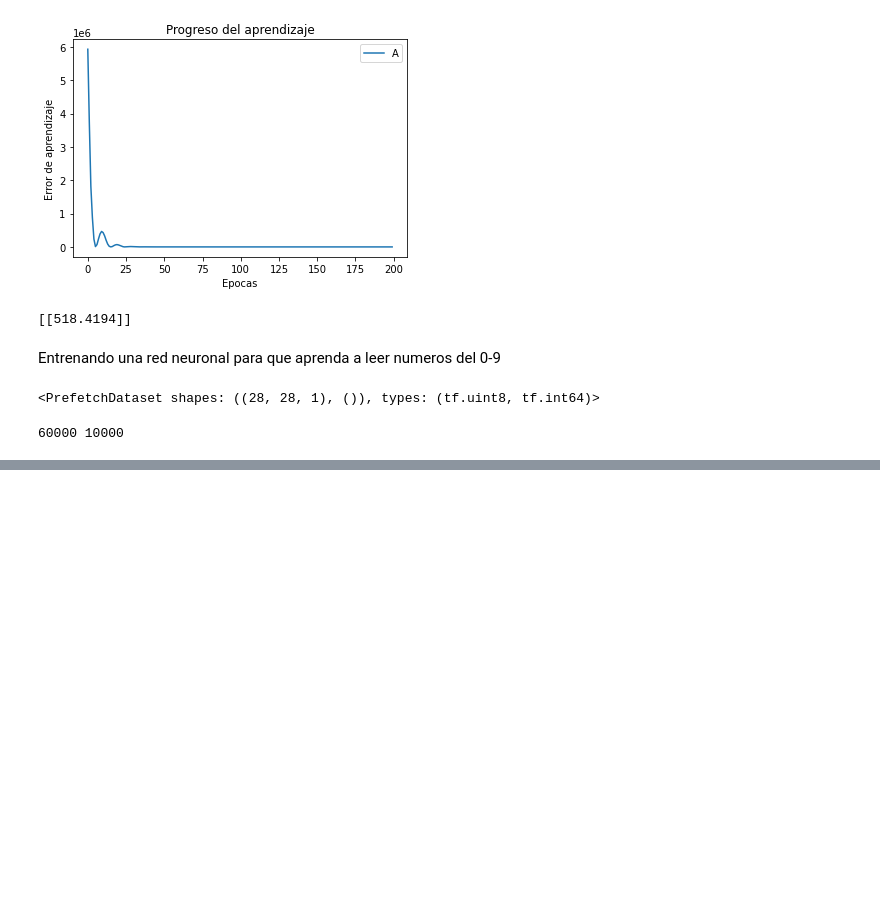
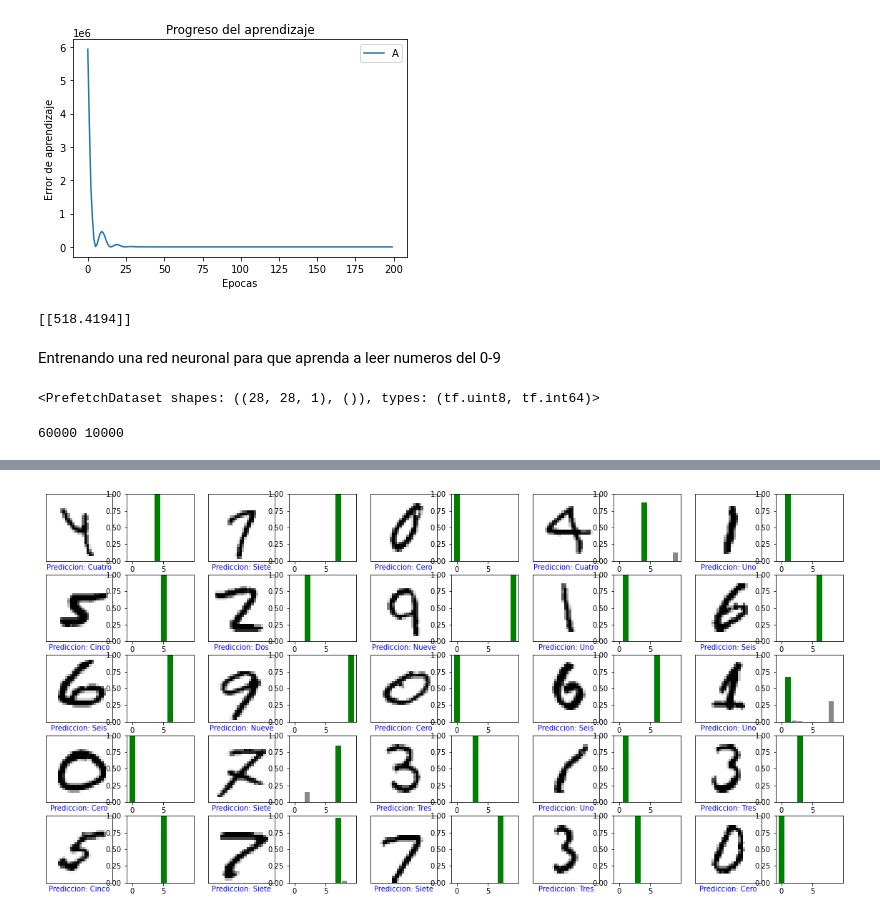
Before and after one commit to USIS007920/Programacion-lll, a Jupyter notebook: Untitled2.ipynb, the cells around one changed output, grey strips where cells are left out. Drawn from its saved outputs; the diff is of its cells as text; code cells hidden in the pictures; blank space fills up the shorter version.

```diff
--- a/Untitled2.ipynb
+++ b/Untitled2.ipynb
@@ -303,3 +303,39 @@ def graficar_imagen(i, predictions_array, true_labels, images):
   else:
     color = "red"
   plt.xlabel("Prediccion: {}".format(numeros_letras[predicted_label]), color=color)
+# %%
+#convertimos los tensores o imagenes en matrices numpy
+for imagen_prueba, etiqueta_prueba in datos_prueba.take(1):
+  imagen_prueba = imagen_prueba.numpy()
+  etiqueta_prueba = etiqueta_prueba.numpy()
+  predicciones = modelo.predict(imagen_prueba)
+# %%
+#Graficamos los valores de las matriz una para las imagenes y otra para las graficas de barra segun el acierto
+def graficar_valores_matriz(i, matriz_prediccion, etiqueta_verdadera):
+  matriz_prediccion, etiqueta_verdadera = matriz_prediccion[i], etiqueta_verdadera[i]
+  plt.grid(False)
+  #plt.xticks([])
+  #plt.yticks([])
+  thisplot = plt.bar(range(10), matriz_prediccion, color="#888888")
+  plt.ylim([0,1])
+  etiqueta_prediccion = np.argmax(matriz_prediccion)
+
+  thisplot[etiqueta_prediccion].set_color("red")
+  thisplot[etiqueta_verdadera].set_color("green")
+# %%
+#recorrer las imagenes a graficar
+numfilas = 5
+numcols = 5
+numimgs = numfilas*numcols
+
+plt.figure(figsize=(2*2*numcols, 2*numfilas))
+for i in range(numimgs):
+  plt.subplot(numfilas, 2*numcols, 2*i+1)
+  graficar_imagen(i, predicciones, etiqueta_prueba, imagen_prueba)
+
+  plt.subplot(numfilas, 2*numcols, 2*i+2)
+  graficar_valores_matriz(i, predicciones, etiqueta_prueba)
+
+plt.show()
+# %% [output]
+[figure, added]
```
Also changed, not shown: parts of 2 cells of this notebook.
